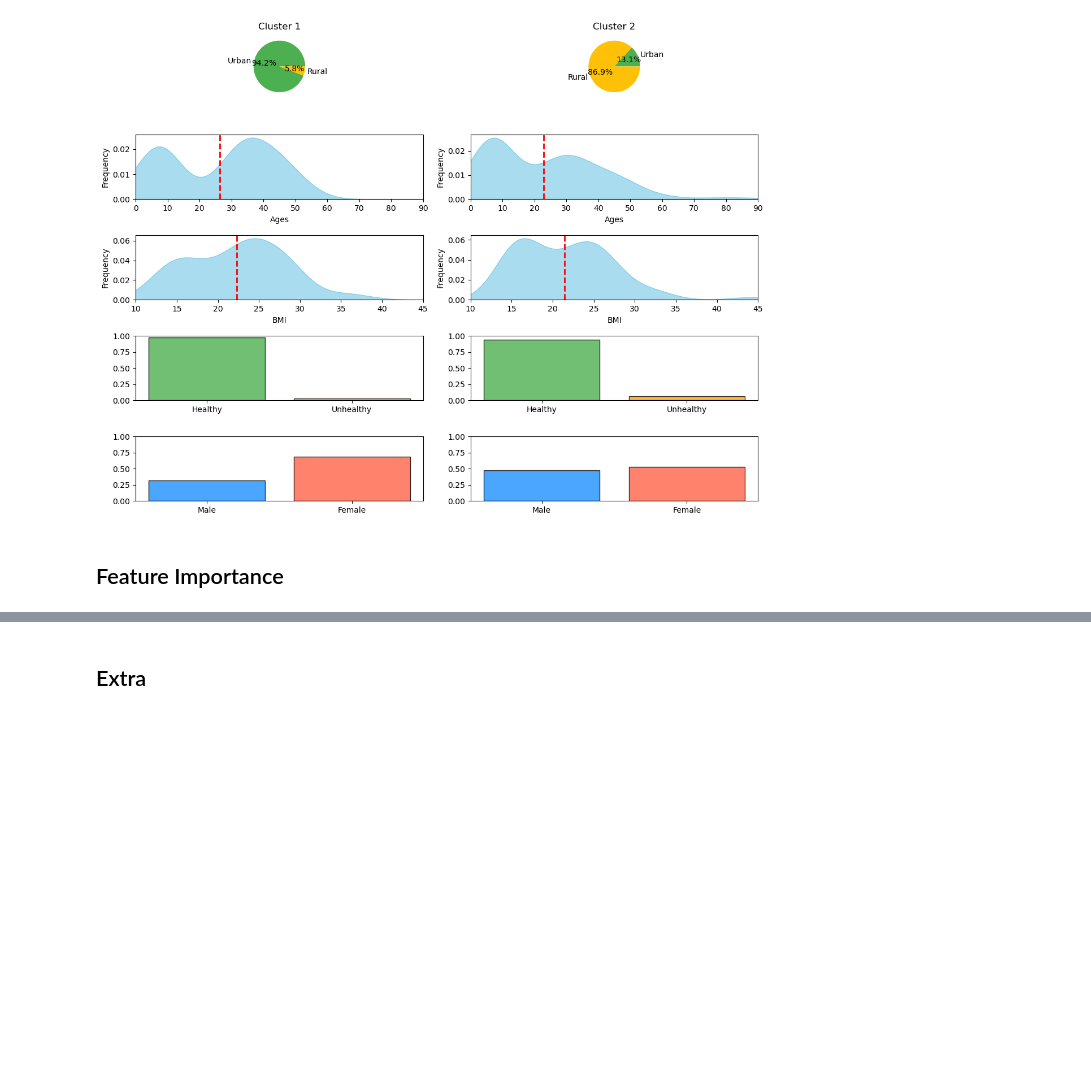
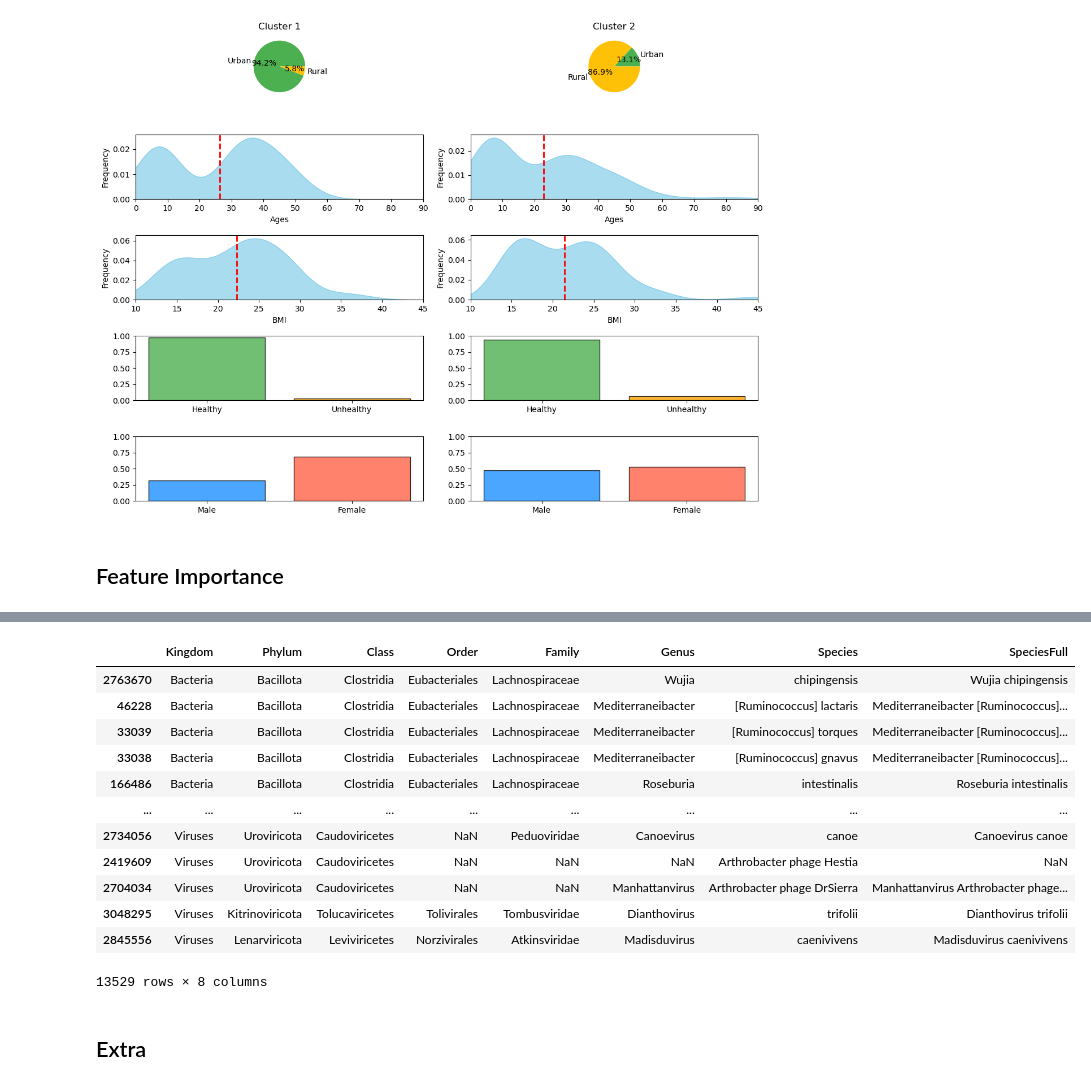
Before and after one commit to RafaPe/MX-Rural-Urban-Microbiome, a Jupyter notebook: notebooks/clutering_experiments.ipynb, the cells around one changed output, grey strips where cells are left out. Drawn from its saved outputs; the diff is of its cells as text; code cells hidden in the pictures; blank space fills up the shorter version.

Commit message:
feat: :fire: Added specie related data to OTU importance test

```diff
--- a/notebooks/clutering_experiments.ipynb
+++ b/notebooks/clutering_experiments.ipynb
@@ -638,0 +629,4 @@ KS Statistic: 0.35688972274338127, p-value: 5.582907937903665e-06
+# %%
+otus_df = pd.read_csv('../data/taxonomy_table_otus.csv', index_col = 0)
+# %%
+otus_df['SpeciesFull'] = otus_df['Genus'] + ' ' + otus_df['Species']
@@ -639,3 +655,19 @@ KS Statistic: 0.35688972274338127, p-value: 5.582907937903665e-06
+# %%
+otus_df
+# %% [output]
+|  | Kingdom | Phylum | Class | Order | Family | Genus | Species | SpeciesFull |
+| 2763670 | Bacteria | Bacillota | Clostridia | Eubacteriales | Lachnospiraceae | Wujia | chipingensis | Wujia chipingensis |
+| 46228 | Bacteria | Bacillota | Clostridia | Eubacteriales | Lachnospiraceae | Mediterraneibacter | [Ruminococcus] lactaris | Mediterraneibacter [Ruminococcus]... |
+| 33039 | Bacteria | Bacillota | Clostridia | Eubacteriales | Lachnospiraceae | Mediterraneibacter | [Ruminococcus] torques | Mediterraneibacter [Ruminococcus]... |
+| 33038 | Bacteria | Bacillota | Clostridia | Eubacteriales | Lachnospiraceae | Mediterraneibacter | [Ruminococcus] gnavus | Mediterraneibacter [Ruminococcus]... |
+| 166486 | Bacteria | Bacillota | Clostridia | Eubacteriales | Lachnospiraceae | Roseburia | intestinalis | Roseburia intestinalis |
+| ... | ... | ... | ... | ... | ... | ... | ... | ... |
+| 2734056 | Viruses | Uroviricota | Caudoviricetes | NaN | Peduoviridae | Canoevirus | canoe | Canoevirus canoe |
+| 2419609 | Viruses | Uroviricota | Caudoviricetes | NaN | NaN | NaN | Arthrobacter phage Hestia | NaN |
+| 2704034 | Viruses | Uroviricota | Caudoviricetes | NaN | NaN | Manhattanvirus | Arthrobacter phage DrSierra | Manhattanvirus Arthrobacter phage... |
+| 3048295 | Viruses | Kitrinoviricota | Tolucaviricetes | Tolivirales | Tombusviridae | Dianthovirus | trifolii | Dianthovirus trifolii |
+| 2845556 | Viruses | Lenarviricota | Leviviricetes | Norzivirales | Atkinsviridae | Madisduvirus | caenivivens | Madisduvirus caenivivens |
+13529 rows × 8 columns
 # %% [markdown]
 ## Extra
 # %%
```
Also changed, not shown: parts of 5 cells of this notebook.
